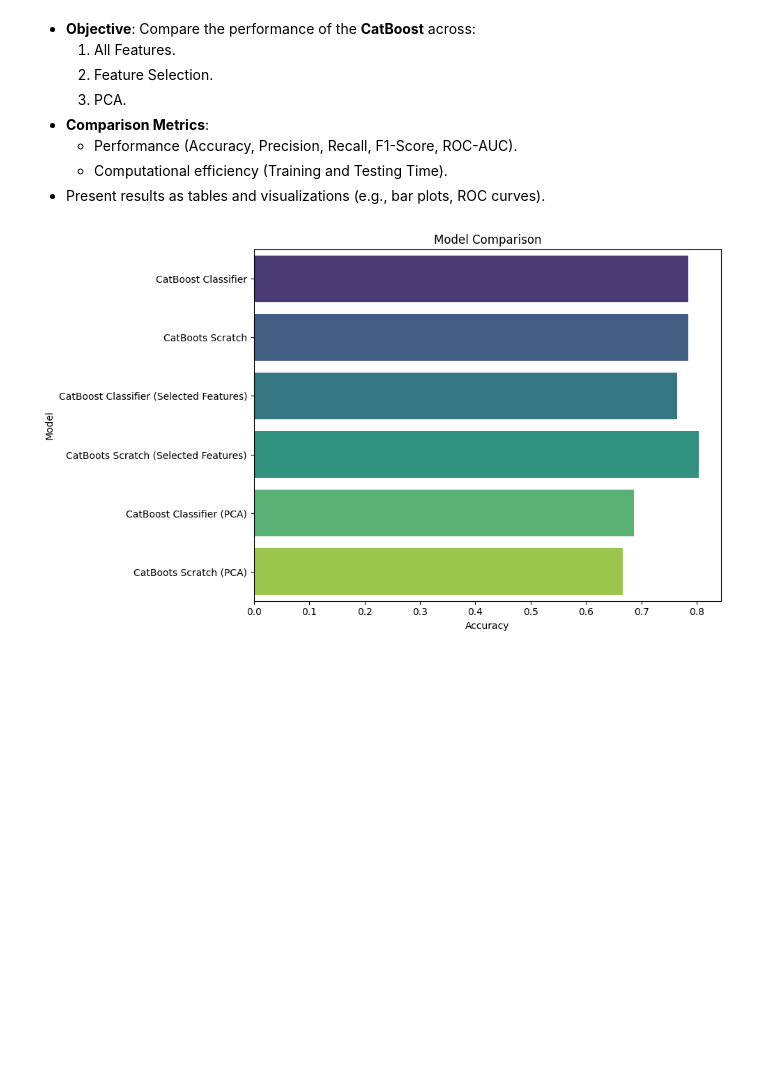
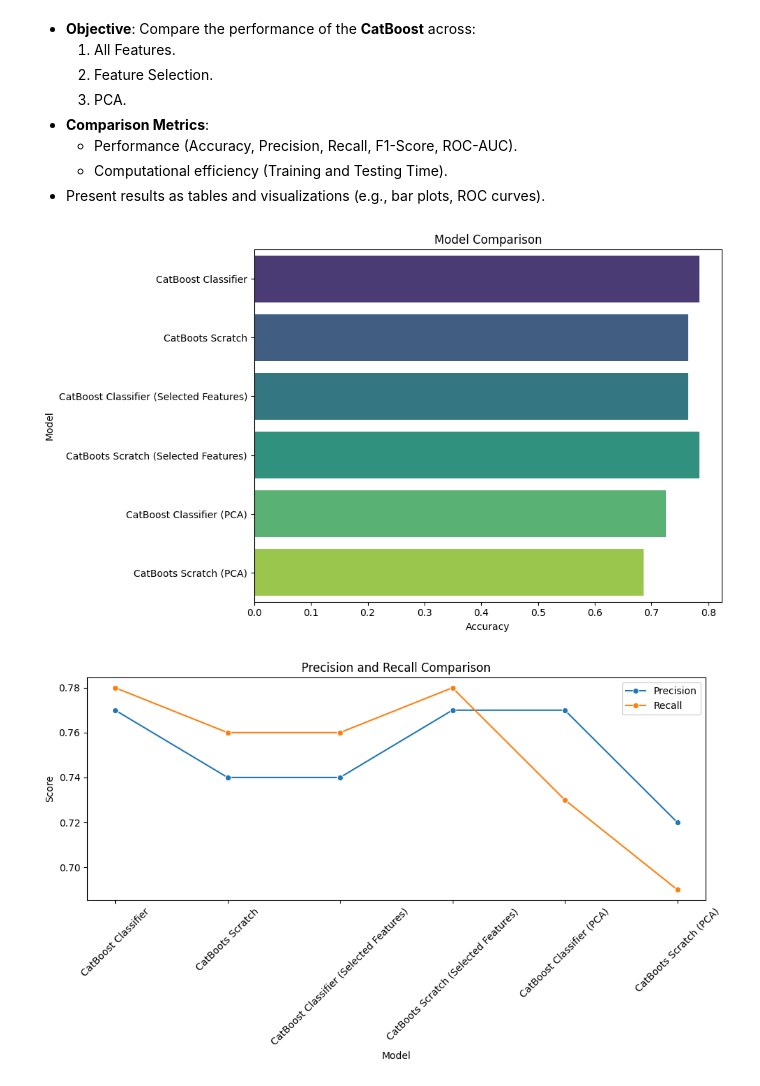
Before and after one commit to SecurDrgorP/ParkinsonML, a Jupyter notebook: ImplCatBoost.ipynb, the cells around one changed output. Saved outputs shown, nothing was run; the diff lists cells and outputs as text; code cells hidden in the pictures; blank space fills up the shorter version.

Commit message:
readme and adding some graphs

```diff
--- a/ImplCatBoost.ipynb
+++ b/ImplCatBoost.ipynb
@@ -359,18 +383,27 @@ cat_scratch_pca = CatBoostScratch(
     learning_rate=0.1,
 )
 
-cat_scratch_pca.fit(X_train_pca, y_train_smote)
+cat_scratch_pca.fit(X_train_pca, y_train)
 
 # Predict
 y_pred_cat_scratch_pca = cat_scratch_pca.predict(X_test_pca)
 
 # Evaluate
-print("\nConfusion matrix:")
-print(confusion_matrix(y_test, y_pred_cat_scratch_pca))
 
 print("\nAccuracy score:")
+cat_scratch_pca_accuracy = accuracy_score(y_test, y_pred_cat_scratch_pca)
 print(accuracy_score(y_test, y_pred_cat_scratch_pca))
 
 print("\nClassification report:")
+cat_scratch_pca_report = classification_report(y_test, y_pred_cat_scratch_pca)
 print(classification_report(y_test, y_pred_cat_scratch_pca))
+
+
+confusion_matrix_cat_scratch_pca = confusion_matrix(y_test, y_pred_cat_scratch_pca)
+plt.figure(figsize=(10, 7))
+sns.heatmap(confusion_matrix_cat_scratch_pca, annot=True, cmap='Blues', fmt='g')
+plt.xlabel('Predicted')
+plt.ylabel('Truth')
+plt.title('Confusion matrix')
+plt.show()
 # %% [output]
@@ -403,19 +433,50 @@ weighted avg       0.69      0.67      0.68        51
 # %%
 # performace comparison between the two models using all features and selected features and PCA
 
 # Create a DataFrame for the results
 results = pd.DataFrame({
     'Model': ['CatBoost Classifier', 'CatBoots Scratch', 'CatBoost Classifier (Selected Features)', 'CatBoots Scratch (Selected Features)', 'CatBoost Classifier (PCA)', 'CatBoots Scratch (PCA)'],
     'Accuracy': [cat_all_accuracy, cat_scratch_all_accuracy, cat_selected_accuracy, cat_scratch_selected_accuracy, accuracy_score(y_test, y_pred_cat_pca), accuracy_score(y_test, y_pred_cat_scratch_pca)]
 })
 
 # Plot the results
 plt.figure(figsize=(10, 6))
 sns.barplot(x='Accuracy', y='Model', data=results, palette='viridis', hue='Model')
 plt.title('Model Comparison')
 plt.xlabel('Accuracy')
 plt.ylabel('Model')
 plt.tight_layout()
 plt.show()
+
+
+
+
+# Create a DataFrame for the results
+
+precisions = []
+recalls = []
+
+for report in [cat_all_report, cat_scratch_all_report, cat_selected_report, cat_scratch_selected_report, cat_pca_report, cat_scratch_pca_report]:
+    lines = report.split('\n')
+    precisions.append(float(lines[-2].split()[2]))
+    recalls.append(float(lines[-2].split()[3]))
+
+results = pd.DataFrame({
+    'Model': ['CatBoost Classifier', 'CatBoots Scratch', 'CatBoost Classifier (Selected Features)', 'CatBoots Scratch (Selected Features)', 'CatBoost Classifier (PCA)', 'CatBoots Scratch (PCA)'],
+    'Precision': precisions,
+    'Recall': recalls
+})
+
+# Plot the results
+plt.figure(figsize=(10, 6))
+sns.lineplot(x='Model', y='Precision', data=results, label='Precision', marker='o')
+sns.lineplot(x='Model', y='Recall', data=results, label='Recall', marker='o')
+plt.title('Precision and Recall Comparison')
+plt.xlabel('Model')
+plt.ylabel('Score')
+plt.xticks(rotation=45)
+plt.tight_layout()
+plt.show()
 # %% [output]
-[figure, old version]
+[figure, new version]
+[figure, added]
```
Also changed, not shown: parts of 6 cells of this notebook, 9 other files.
